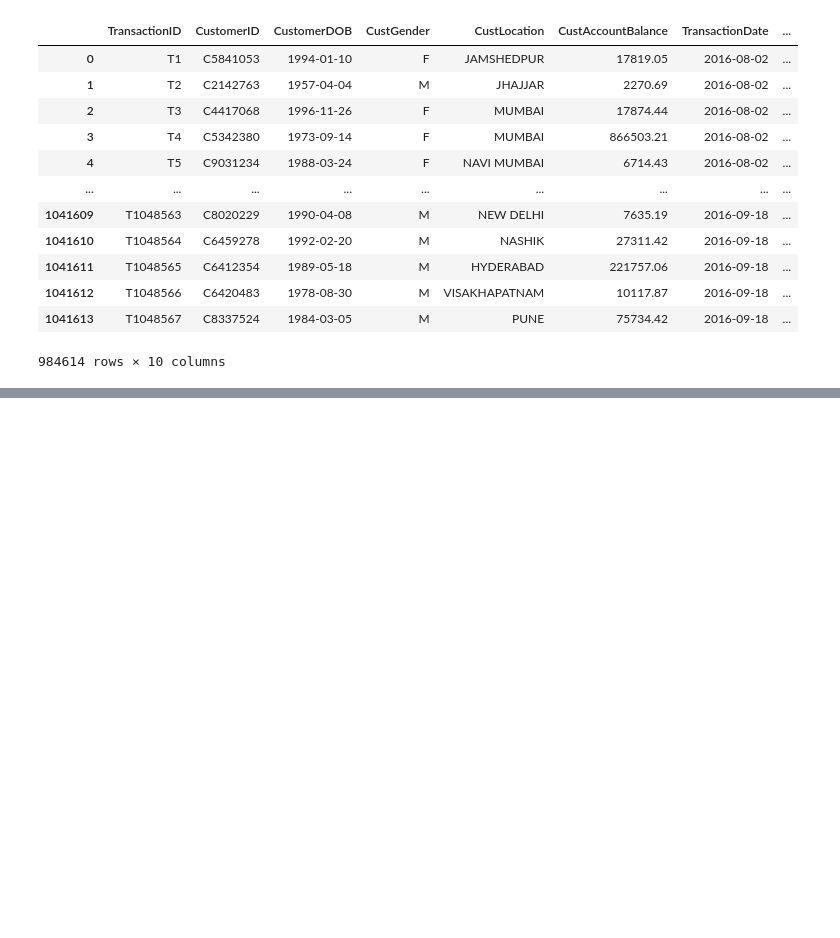
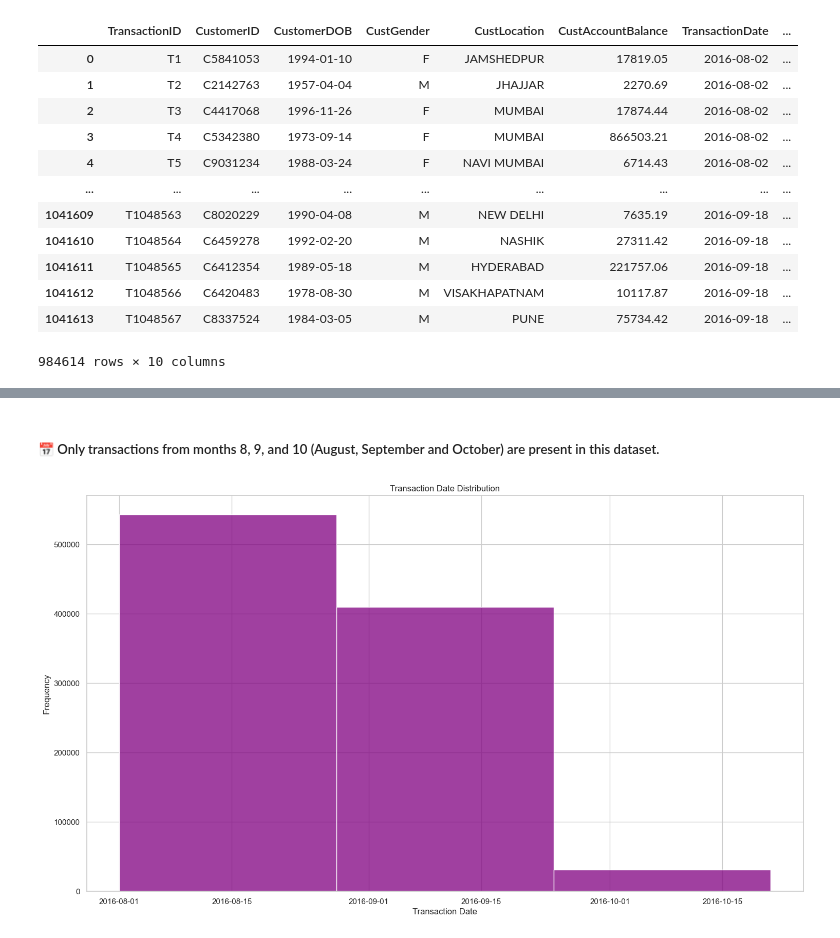
Before and after one commit to mosimii/banktrust-rfm-customer-segmentation, a Jupyter notebook: rfm_customer_segmentation_banktrust.ipynb, the cells around one changed output, grey strips where cells are left out. Drawn from its saved outputs; the diff is of its cells as text; code cells hidden in the pictures; blank space fills up the shorter version.

```diff
--- a/rfm_customer_segmentation_banktrust.ipynb
+++ b/rfm_customer_segmentation_banktrust.ipynb
@@ -687,0 +724,12 @@ df_clean
+# %% [markdown]
+##### &#x1F4C5; Only transactions from months 8, 9, and 10 (August, September and October) are present in this dataset.
+# %%
+#plotting the distribution of transactions across unique transaction dates
+plt.figure(figsize=(18, 10))
+sns.histplot(df_clean["TransactionDate"], bins = 3, color = 'purple') #3 for the three months present.
+plt.xlabel("Transaction Date")
+plt.ylabel("Frequency")
+plt.title("Transaction Date Distribution")
+plt.show()
+# %% [output]
+[figure, added]
```
Also changed, not shown: parts of 67 cells of this notebook.
